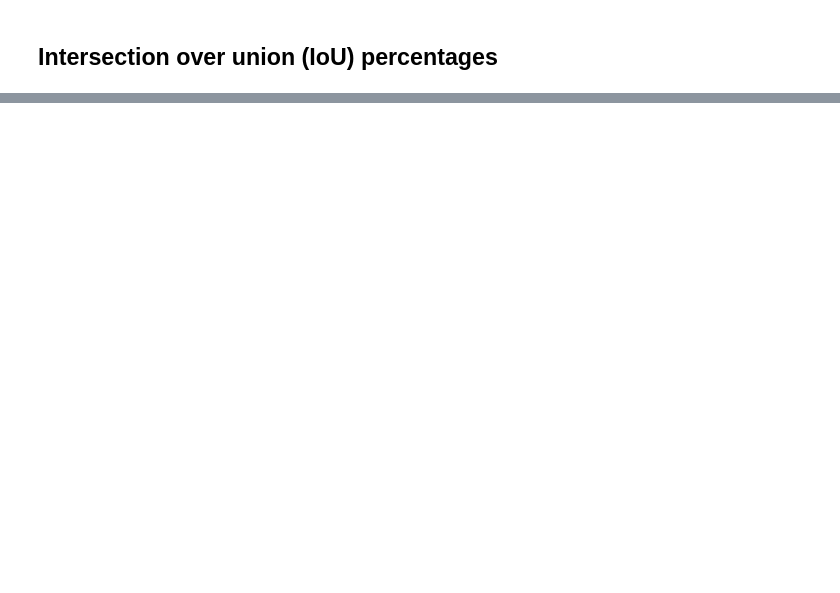
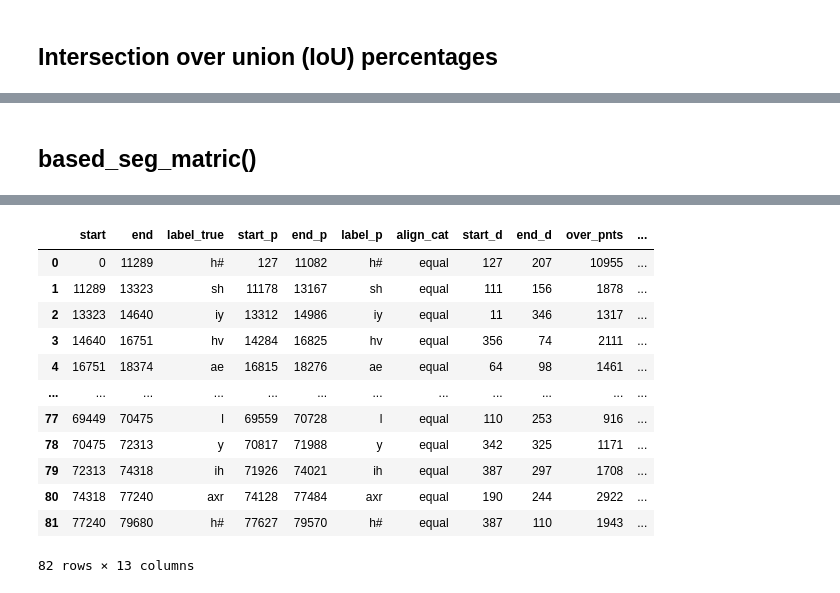
Before and after one commit to fredy-rojas/07_FR_phone, a Jupyter notebook: notebooks/03_proto/01_segEv/FR_proto_segEv.ipynb, the cells around one changed output, grey strips where cells are left out. Cells and saved outputs as stored; diff of their text form; code cells hidden in the pictures; blank space fills up the shorter version.

Commit message:
proto based of segmentation metrics function based_seg_metric(), currently includes abs distance between ground true boundaries and predicted, overlaps and IoU

```diff
--- a/notebooks/03_proto/01_segEv/FR_proto_segEv.ipynb
+++ b/notebooks/03_proto/01_segEv/FR_proto_segEv.ipynb
@@ -823,0 +824,2 @@ d_grnd_pred1
+# %% [markdown]
+## based_seg_matric()
@@ -823,0 +1089,8 @@ d_grnd_pred1
+# %%
+%%time
+d_base = based_seg_metric(seg_true=d_phone,
+                          seg_pred=d_phone_pred,
+                          align_cat = ["equal"],
+                         )
+d_base
+# %% [output]
@@ -823,0 +1099,13 @@ d_grnd_pred1
+|  | start | end | label_true | start_p | end_p | label_p | align_cat | start_d | end_d | over_pnts | ... |
+| 0 | 0 | 11289 | h# | 127 | 11082 | h# | equal | 127 | 207 | 10955 | ... |
+| 1 | 11289 | 13323 | sh | 11178 | 13167 | sh | equal | 111 | 156 | 1878 | ... |
+| 2 | 13323 | 14640 | iy | 13312 | 14986 | iy | equal | 11 | 346 | 1317 | ... |
+| 3 | 14640 | 16751 | hv | 14284 | 16825 | hv | equal | 356 | 74 | 2111 | ... |
+| 4 | 16751 | 18374 | ae | 16815 | 18276 | ae | equal | 64 | 98 | 1461 | ... |
+| ... | ... | ... | ... | ... | ... | ... | ... | ... | ... | ... | ... |
+| 77 | 69449 | 70475 | l | 69559 | 70728 | l | equal | 110 | 253 | 916 | ... |
+| 78 | 70475 | 72313 | y | 70817 | 71988 | y | equal | 342 | 325 | 1171 | ... |
+| 79 | 72313 | 74318 | ih | 71926 | 74021 | ih | equal | 387 | 297 | 1708 | ... |
+| 80 | 74318 | 77240 | axr | 74128 | 77484 | axr | equal | 190 | 244 | 2922 | ... |
+| 81 | 77240 | 79680 | h# | 77627 | 79570 | h# | equal | 387 | 110 | 1943 | ... |
+82 rows × 13 columns
```
Also changed, not shown: parts of 11 cells of this notebook.
